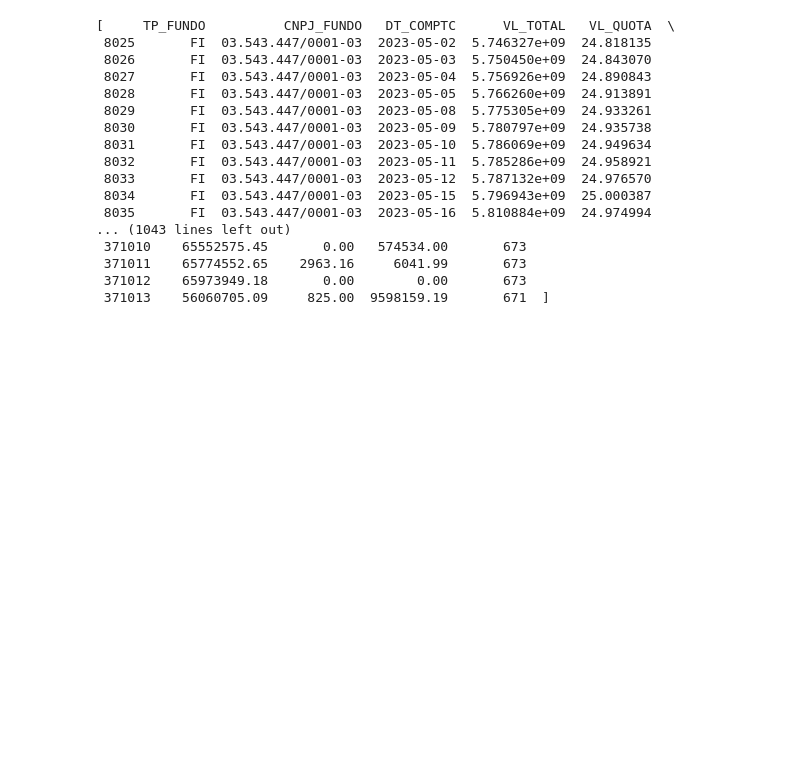
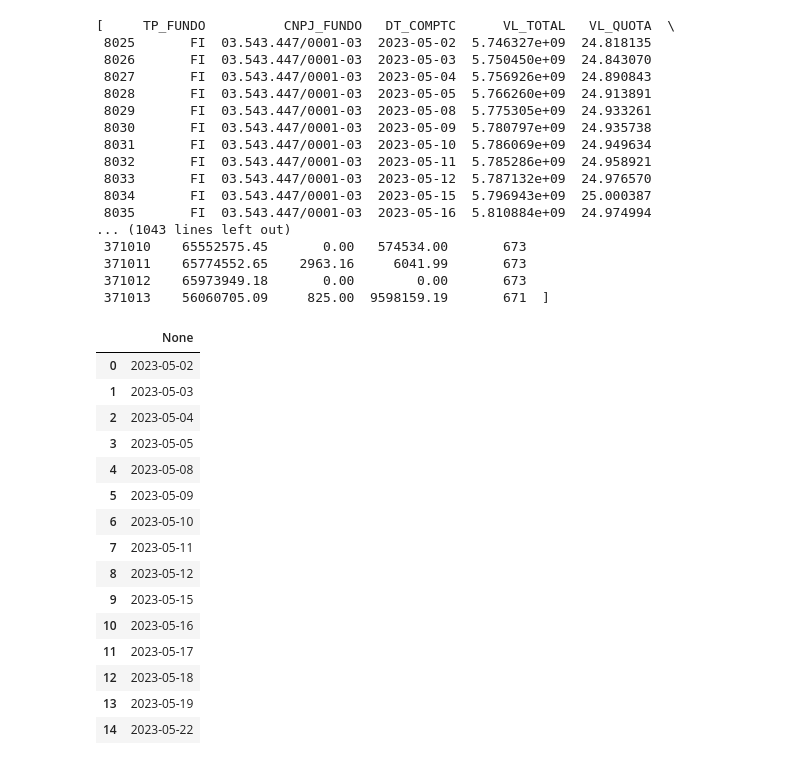
Before and after one commit to Wuisley/cotacao-de-fundos, a Jupyter notebook: cotação de fundos.ipynb, the cells around one changed output. Cells and saved outputs as stored; diff of their text form; code cells hidden in the pictures; blank space fills up the shorter version.

```diff
--- a/cotação de fundos.ipynb
+++ b/cotação de fundos.ipynb
@@ -4,8 +7,8 @@ import csv
 # %%
-mes = int(input('Qual é o mês?'))
+'''mes = int(input('Qual é o mês?'))
 
 if mes < 10:
     mes_formatado = "{:02d}".format(mes)
     type(mes_formatado)
 else:
-    mes_formatado = str(mes)
+    mes_formatado = str(mes)'''
@@ -81,0 +93,24 @@ df_concat['RESG_DIA'] = df_concat['RESG_DIA'].astype(str).str.replace('.', ',')
+# %%
+t1 = pd.DataFrame(columns=df_concat['CNPJ_FUNDO'].unique())
+
+
+d2= pd.DataFrame(df_concat['DT_COMPTC'].unique())
+d2.columns = [None]
+d2
+# %% [output]
+|  | None |
+| 0 | 2023-05-02 |
+| 1 | 2023-05-03 |
+| 2 | 2023-05-04 |
+| 3 | 2023-05-05 |
+| 4 | 2023-05-08 |
+| 5 | 2023-05-09 |
+| 6 | 2023-05-10 |
+| 7 | 2023-05-11 |
+| 8 | 2023-05-12 |
+| 9 | 2023-05-15 |
+| 10 | 2023-05-16 |
+| 11 | 2023-05-17 |
+| 12 | 2023-05-18 |
+| 13 | 2023-05-19 |
+| 14 | 2023-05-22 |
```
Also changed, not shown: parts of 10 cells of this notebook, 1 other file.
